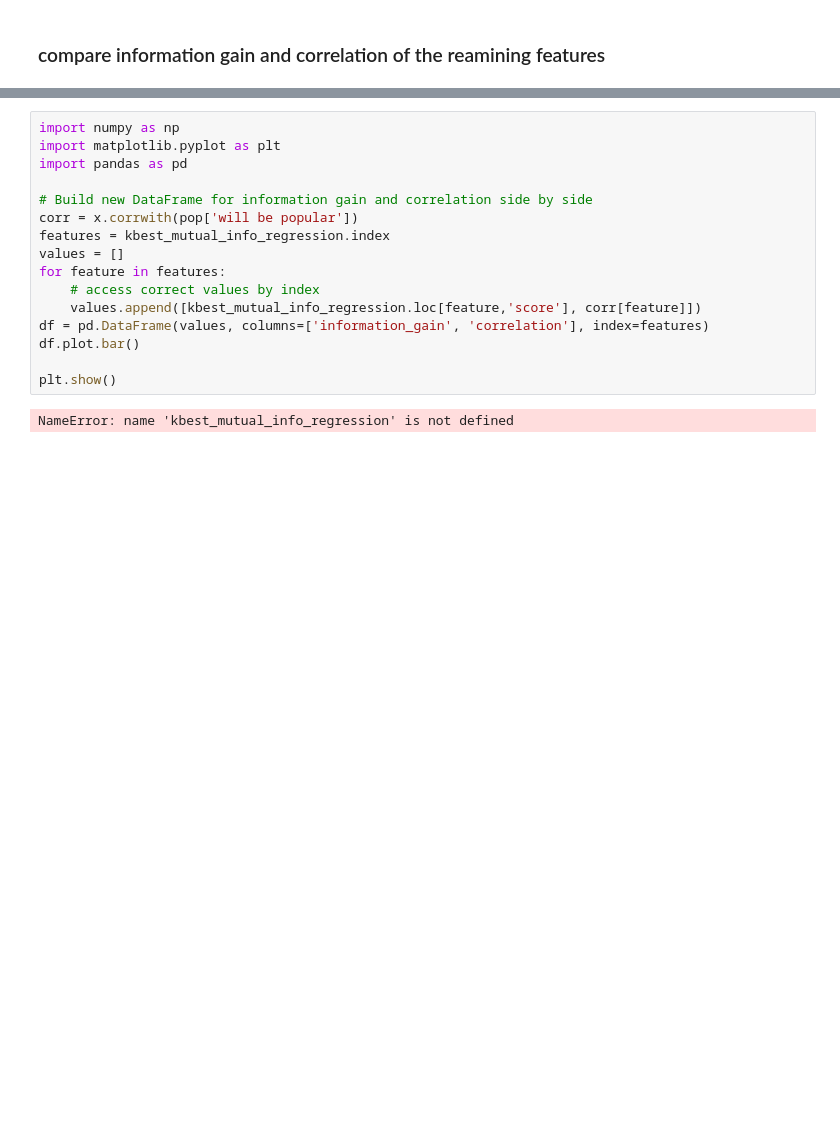
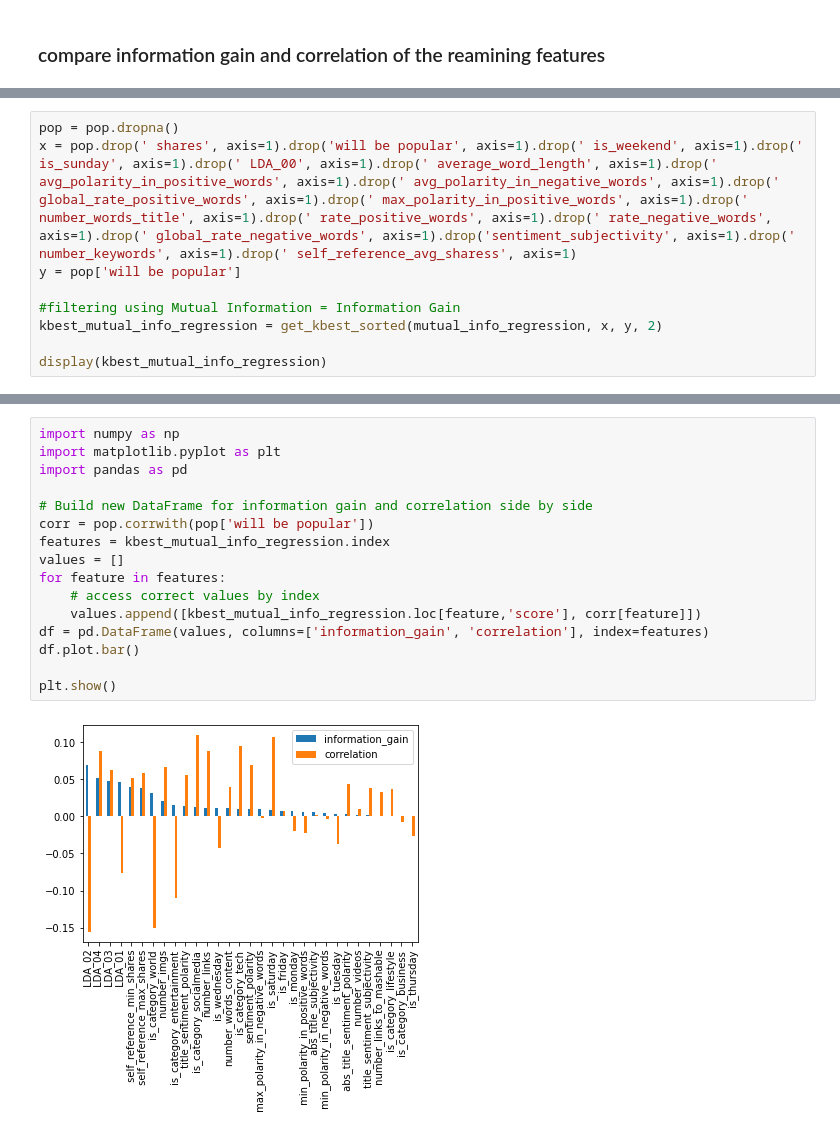
Before and after one commit to proohit/trends-in-ds-team1, a Jupyter notebook: onp_data_reduction.ipynb, the cells around one changed output, grey strips where cells are left out. Saved outputs shown, nothing was run; the diff lists cells and outputs as text; blank space fills up the shorter version.

```diff
--- a/onp_data_reduction.ipynb
+++ b/onp_data_reduction.ipynb
@@ -387,0 +408,9 @@ dtype: float64
+# %%
+pop = pop.dropna()
+x = pop.drop(' shares', axis=1).drop('will be popular', axis=1).drop(' is_weekend', axis=1).drop(' is_sunday', axis=1).drop(' LDA_00', axis=1).drop(' average_word_length', axis=1).drop(' avg_polarity_in_positive_words', axis=1).drop(' avg_polarity_in_negative_words', axis=1).drop(' global_rate_positive_words', axis=1).drop(' max_polarity_in_positive_words', axis=1).drop(' number_words_title', axis=1).drop(' rate_positive_words', axis=1).drop(' rate_negative_words', axis=1).drop(' global_rate_negative_words', axis=1).drop('sentiment_subjectivity', axis=1).drop(' number_keywords', axis=1).drop(' self_reference_avg_sharess', axis=1)
+y = pop['will be popular']
+
+#filtering using Mutual Information = Information Gain
+kbest_mutual_info_regression = get_kbest_sorted(mutual_info_regression, x, y, 2)
+
+display(kbest_mutual_info_regression)
@@ -388,18 +435,18 @@ dtype: float64
 # %%
 import numpy as np
 import matplotlib.pyplot as plt
 import pandas as pd
 
 # Build new DataFrame for information gain and correlation side by side
-corr = x.corrwith(pop['will be popular'])
+corr = pop.corrwith(pop['will be popular'])
 features = kbest_mutual_info_regression.index
 values = []
 for feature in features:
     # access correct values by index
     values.append([kbest_mutual_info_regression.loc[feature,'score'], corr[feature]])
 df = pd.DataFrame(values, columns=['information_gain', 'correlation'], index=features)
 df.plot.bar()
 
 plt.show()
 # %% [output]
-NameError: name 'kbest_mutual_info_regression' is not defined
+[figure, added]
```
Also changed, not shown: parts of 10 cells of this notebook, 2 other files.
